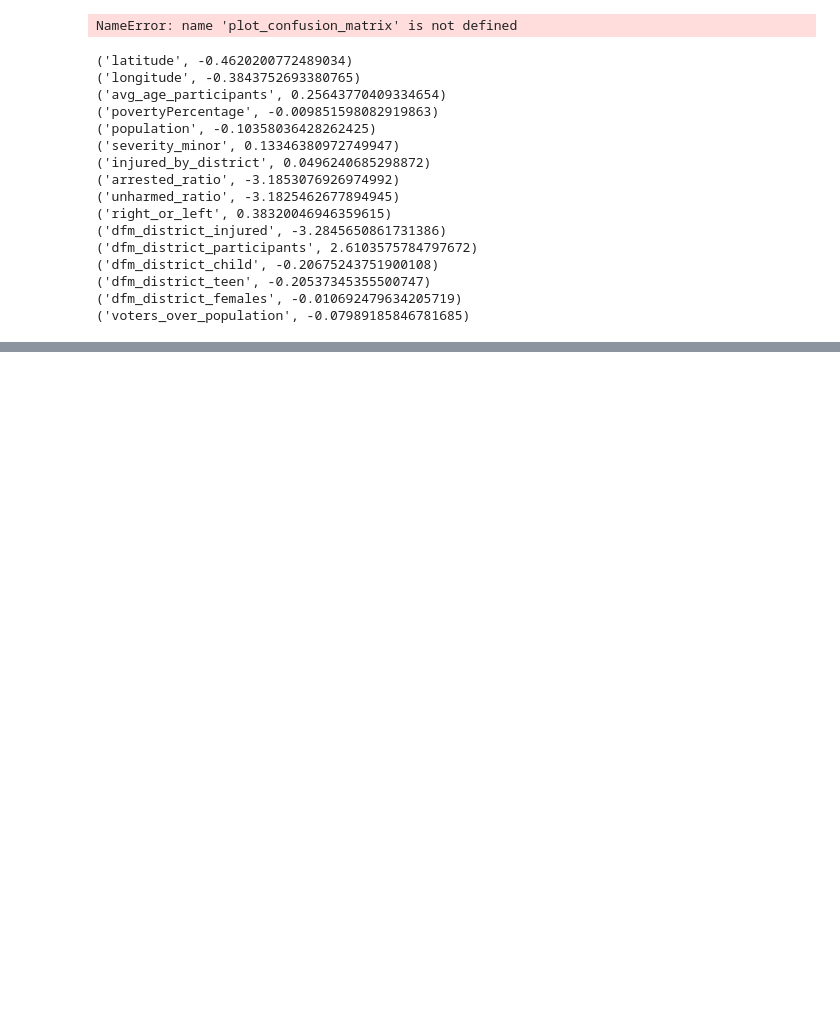
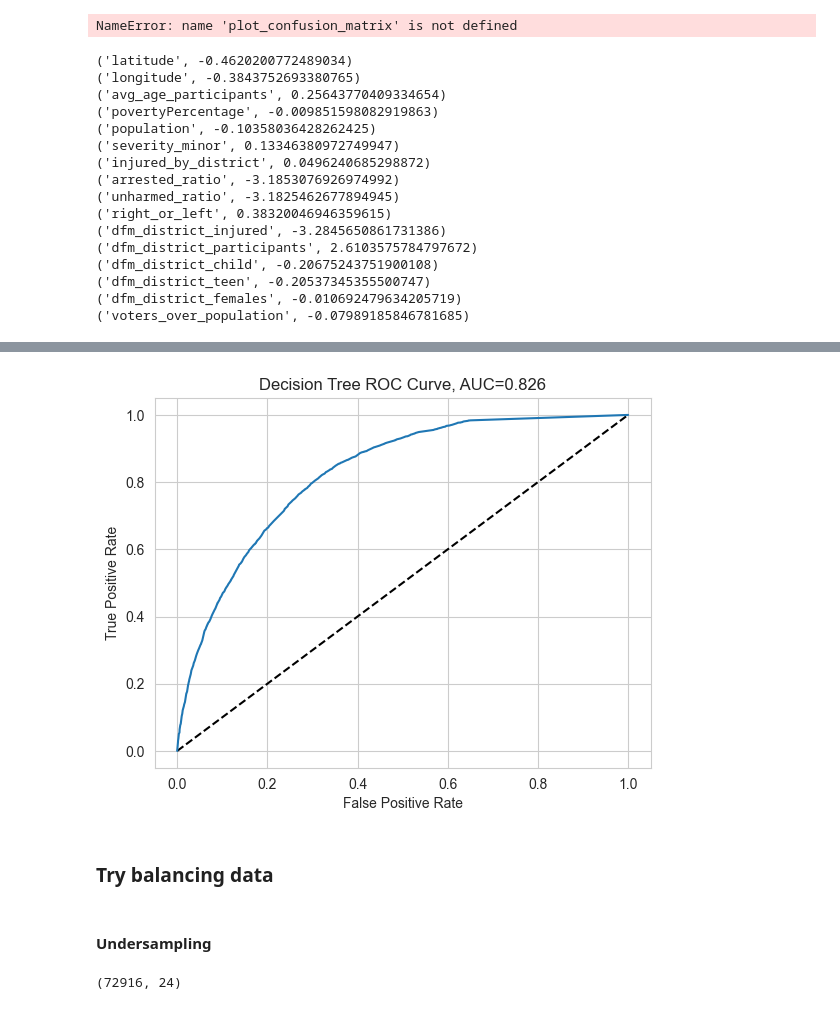
Before and after one commit to irenedovichi/DM-project, a Jupyter notebook: TASK 3/classification.ipynb, the cells around one changed output, grey strips where cells are left out. Cells and saved outputs as stored; diff of their text form; code cells hidden in the pictures; blank space fills up the shorter version.

Commit message:
add some other tries in classification, split original feature dataset

```diff
--- a/TASK 3/classification.ipynb
+++ b/TASK 3/classification.ipynb
@@ -604,0 +614,11 @@ weighted avg       0.73      0.74      0.74     32310
+# %%
+from sklearn.model_selection import GridSearchCV
+from sklearn.metrics import make_scorer, f1_score
+f1 = make_scorer(f1_score, pos_label =True)
+param_grid = {'max_depth': [4, 8, 16],
+              'min_samples_split': [2,4, 8, 16],
+              'criterion': ['gini', 'entropy']
+}
+
+grid = GridSearchCV(DecisionTreeClassifier(random_state=42), param_grid, cv=3, scoring=f1, verbose =3)
+grid.fit(X_train, y_train)
@@ -604,0 +654,8 @@ weighted avg       0.73      0.74      0.74     32310
+# %%
+# finer grid search around best parameters
+param_grid = {'max_depth': [12, 14,16, 18,20],
+              'min_samples_split': [12, 14,16, 18 ],
+              'criterion': ['gini']
+}
+grid = GridSearchCV(DecisionTreeClassifier(random_state=42), param_grid, cv=3, scoring='f1', verbose =3)
+grid.fit(X_train, y_train)
@@ -604,0 +689,4 @@ weighted avg       0.73      0.74      0.74     32310
+# %%
+#best parameters
+tree = DecisionTreeClassifier(random_state=42, max_depth=14, min_samples_leaf=18, criterion='gini')
+tree.fit(X_train, y_train)
@@ -604,0 +723,26 @@ weighted avg       0.73      0.74      0.74     32310
+# %%
+# roc curve
+from sklearn.metrics import roc_curve, roc_auc_score
+y_pred_proba = tree.predict_proba(X_test)[:,1]
+fpr, tpr, thresholds = roc_curve(y_test, y_pred_proba)
+plt.plot([0,1], [0,1], 'k--')
+plt.plot(fpr, tpr, label='Decision Tree')
+plt.xlabel('False Positive Rate')
+plt.ylabel('True Positive Rate')
+plt.title(f'Decision Tree ROC Curve, AUC={ roc_auc_score(y_test, y_pred_proba):.3f}')
+
+plt.show()
+# %% [output]
+[figure, added]
+# %% [markdown]
+### Try balancing data
+# %% [markdown]
+#### Undersampling
+# %%
+from imblearn.under_sampling import RandomUnderSampler
+X_train, X_test, y_train, y_test = train_test_split(X, y, test_size=0.2, random_state=42)
+rus = RandomUnderSampler(random_state=41)
+X_undersampled, y_undersampled = rus.fit_resample(X_train, y_train)
+X_undersampled.shape
+# %% [output]
+(72916, 24)
```
Also changed, not shown: parts of 59 cells of this notebook.
